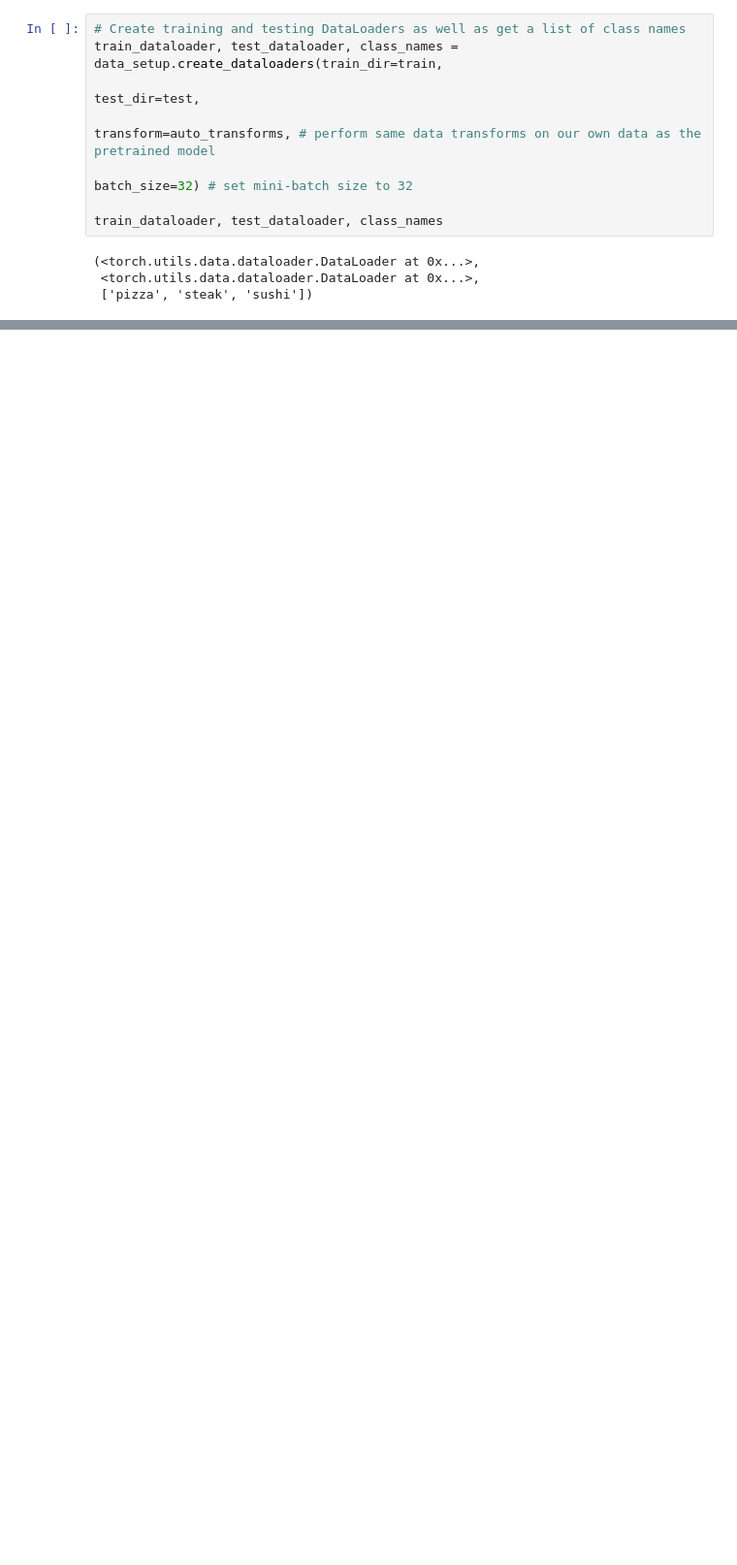
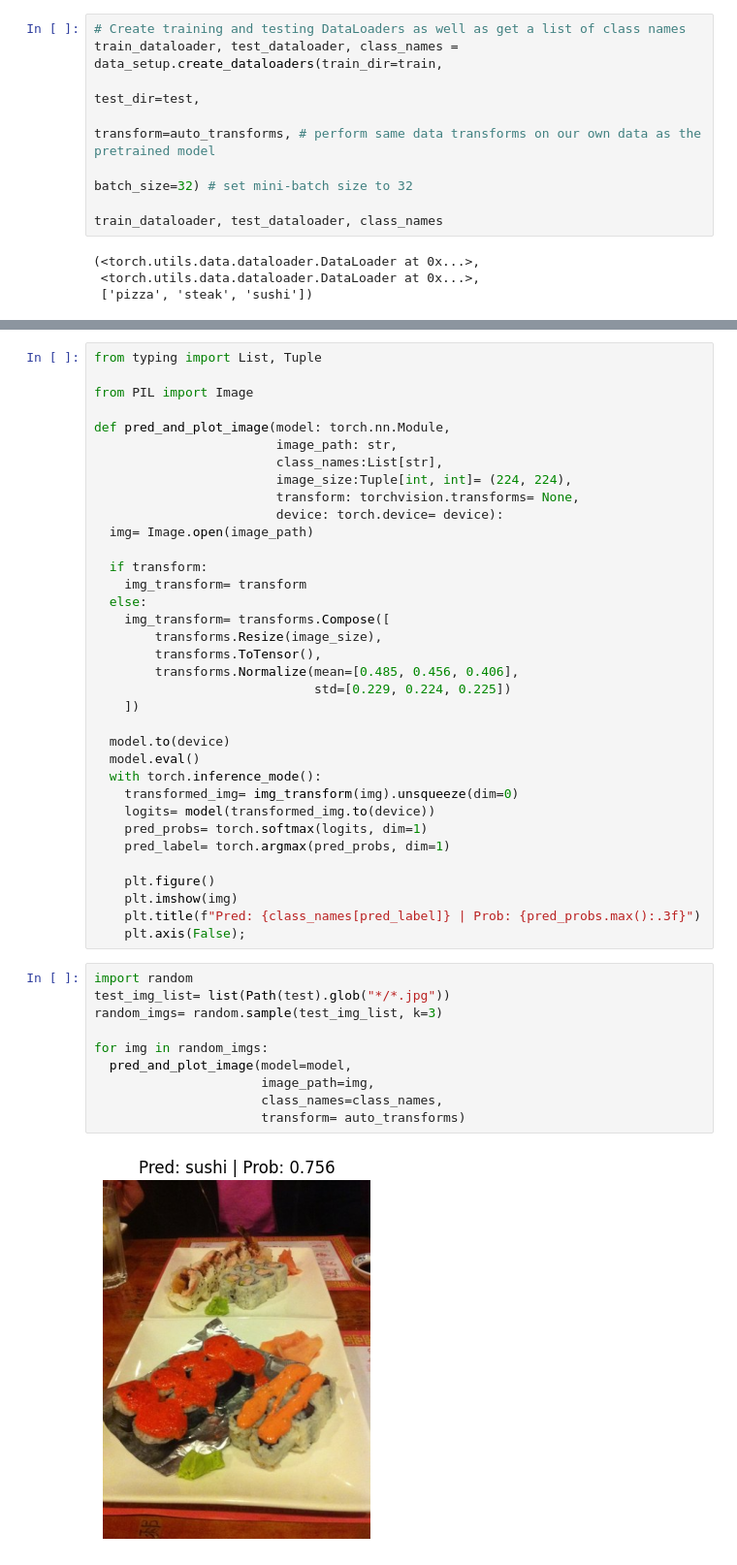
Before and after one commit to Fares-pr0g/ML-journey-ep-2-Experimenting-with-NN-s-in-PyTorch, a Jupyter notebook: Learning_PyTorch_05_Transfer_Learning.ipynb, the cells around one changed output, grey strips where cells are left out. Shown at 97% size. Drawn from its saved outputs; the diff is of its cells as text; blank space fills up the shorter version.

```diff
--- a/Learning_PyTorch_05_Transfer_Learning.ipynb
+++ b/Learning_PyTorch_05_Transfer_Learning.ipynb
@@ -141,0 +582,47 @@ Estimated Total Size (MB): 3492.77
+# %%
+from typing import List, Tuple
+
+from PIL import Image
+
+def pred_and_plot_image(model: torch.nn.Module,
+                        image_path: str,
+                        class_names:List[str],
+                        image_size:Tuple[int, int]= (224, 224),
+                        transform: torchvision.transforms= None,
+                        device: torch.device= device):
+  img= Image.open(image_path)
+
+  if transform:
+    img_transform= transform
+  else:
+    img_transform= transforms.Compose([
+        transforms.Resize(image_size),
+        transforms.ToTensor(),
+        transforms.Normalize(mean=[0.485, 0.456, 0.406],
+                             std=[0.229, 0.224, 0.225])
+    ])
+
+  model.to(device)
+  model.eval()
+  with torch.inference_mode():
+    transformed_img= img_transform(img).unsqueeze(dim=0)
+    logits= model(transformed_img.to(device))
+    pred_probs= torch.softmax(logits, dim=1)
+    pred_label= torch.argmax(pred_probs, dim=1)
+
+    plt.figure()
+    plt.imshow(img)
+    plt.title(f"Pred: {class_names[pred_label]} | Prob: {pred_probs.max():.3f}")
+    plt.axis(False);
+# %%
+import random
+test_img_list= list(Path(test).glob("*/*.jpg"))
+random_imgs= random.sample(test_img_list, k=3)
+
+for img in random_imgs:
+  pred_and_plot_image(model=model,
+                      image_path=img,
+                      class_names=class_names,
+                      transform= auto_transforms)
+# %% [output]
+[figure, added]
```
Also changed, not shown: parts of 32 cells of this notebook.
